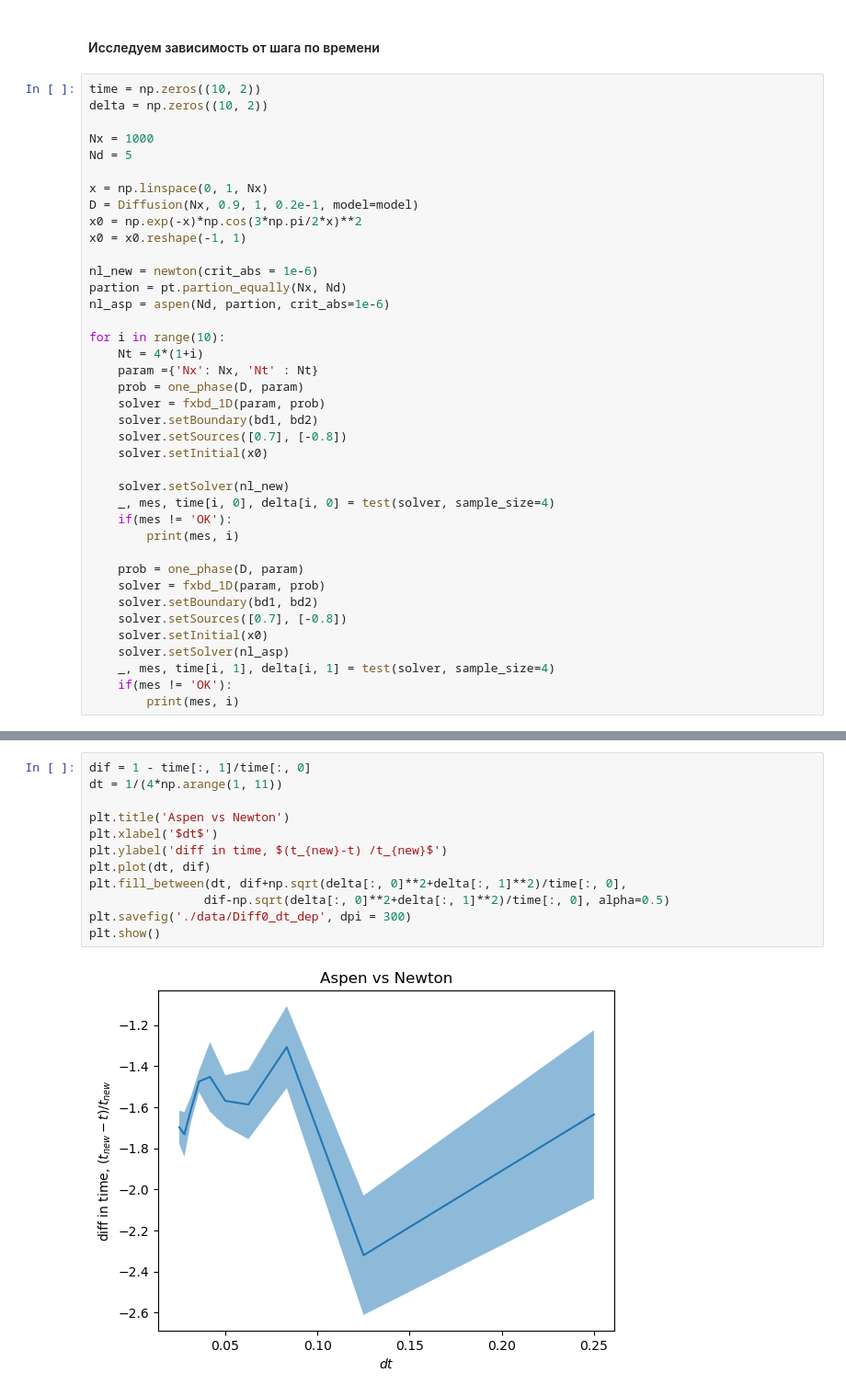
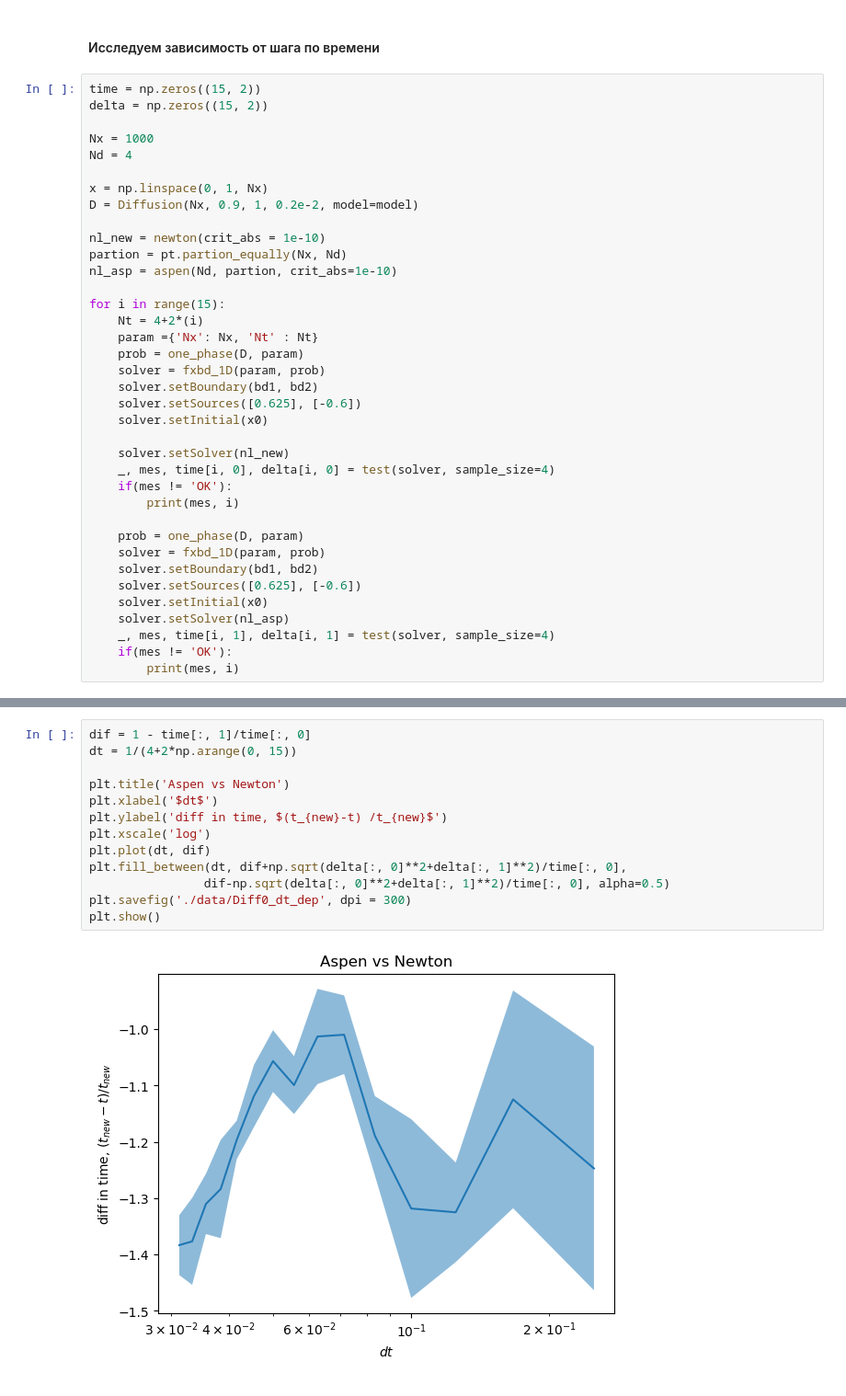
Before and after one commit to animih/aspen-study, a Jupyter notebook: one_phase_test1.ipynb, the cells around one changed output, grey strips where cells are left out. Shown at 92% size. Cells and saved outputs as stored; diff of their text form.

```diff
--- a/one_phase_test1.ipynb
+++ b/one_phase_test1.ipynb
@@ -114,28 +112,26 @@ aspen : 97.08794689178467
 # %% [markdown]
 #### Исследуем зависимость от шага по времени
 # %%
-time = np.zeros((10, 2))
-delta = np.zeros((10, 2))
+time = np.zeros((15, 2))
+delta = np.zeros((15, 2))
 
 Nx = 1000
-Nd = 5
+Nd = 4
 
 x = np.linspace(0, 1, Nx)
-D = Diffusion(Nx, 0.9, 1, 0.2e-1, model=model)
-x0 = np.exp(-x)*np.cos(3*np.pi/2*x)**2
-x0 = x0.reshape(-1, 1)
+D = Diffusion(Nx, 0.9, 1, 0.2e-2, model=model)
 
-nl_new = newton(crit_abs = 1e-6)
+nl_new = newton(crit_abs = 1e-10)
 partion = pt.partion_equally(Nx, Nd)
-nl_asp = aspen(Nd, partion, crit_abs=1e-6)
+nl_asp = aspen(Nd, partion, crit_abs=1e-10)
 
-for i in range(10):
-    Nt = 4*(1+i)
+for i in range(15):
+    Nt = 4+2*(i)
     param ={'Nx': Nx, 'Nt' : Nt}
     prob = one_phase(D, param)
     solver = fxbd_1D(param, prob)
     solver.setBoundary(bd1, bd2)
-    solver.setSources([0.7], [-0.8])
+    solver.setSources([0.625], [-0.6])
     solver.setInitial(x0)
 
     solver.setSolver(nl_new)
@@ -146,7 +142,7 @@ for i in range(10):
     prob = one_phase(D, param)
     solver = fxbd_1D(param, prob)
     solver.setBoundary(bd1, bd2)
-    solver.setSources([0.7], [-0.8])
+    solver.setSources([0.625], [-0.6])
     solver.setInitial(x0)
     solver.setSolver(nl_asp)
     _, mes, time[i, 1], delta[i, 1] = test(solver, sample_size=4)
@@ -173,15 +169,16 @@ mean aspen iterations:  2.875
 # %%
 dif = 1 - time[:, 1]/time[:, 0]
-dt = 1/(4*np.arange(1, 11))
+dt = 1/(4+2*np.arange(0, 15))
 
 plt.title('Aspen vs Newton')
 plt.xlabel('$dt$')
 plt.ylabel('diff in time, $(t_{new}-t) /t_{new}$')
+plt.xscale('log')
 plt.plot(dt, dif)
 plt.fill_between(dt, dif+np.sqrt(delta[:, 0]**2+delta[:, 1]**2)/time[:, 0],
                 dif-np.sqrt(delta[:, 0]**2+delta[:, 1]**2)/time[:, 0], alpha=0.5)
 plt.savefig('./data/Diff0_dt_dep', dpi = 300)
 plt.show()
 # %% [output]
-[figure, old version]
+[figure, new version]
 # %% [markdown]
```
Also changed, not shown: parts of 22 cells of this notebook, 28 other files.
